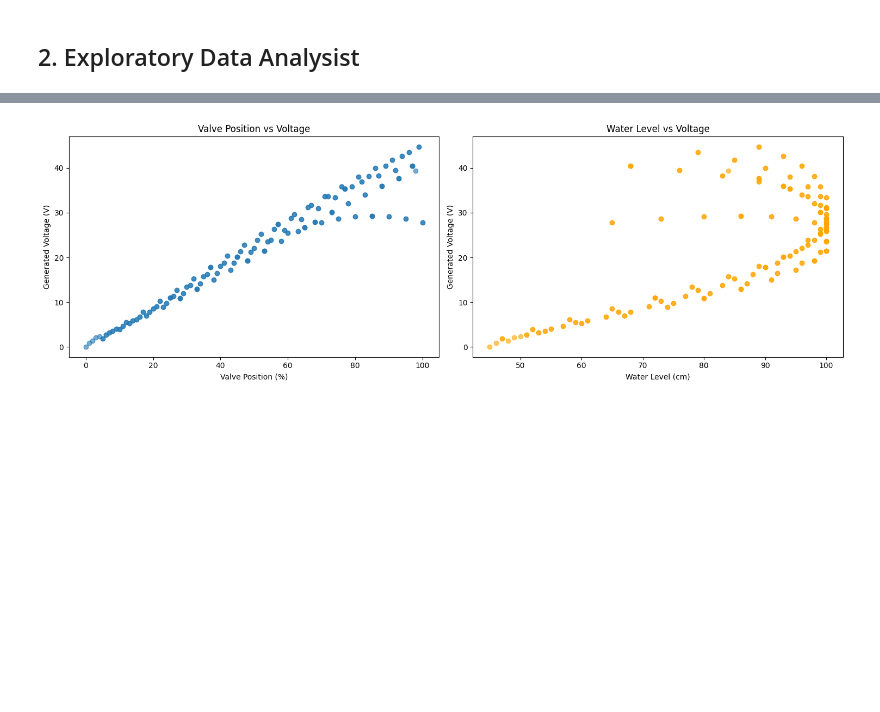
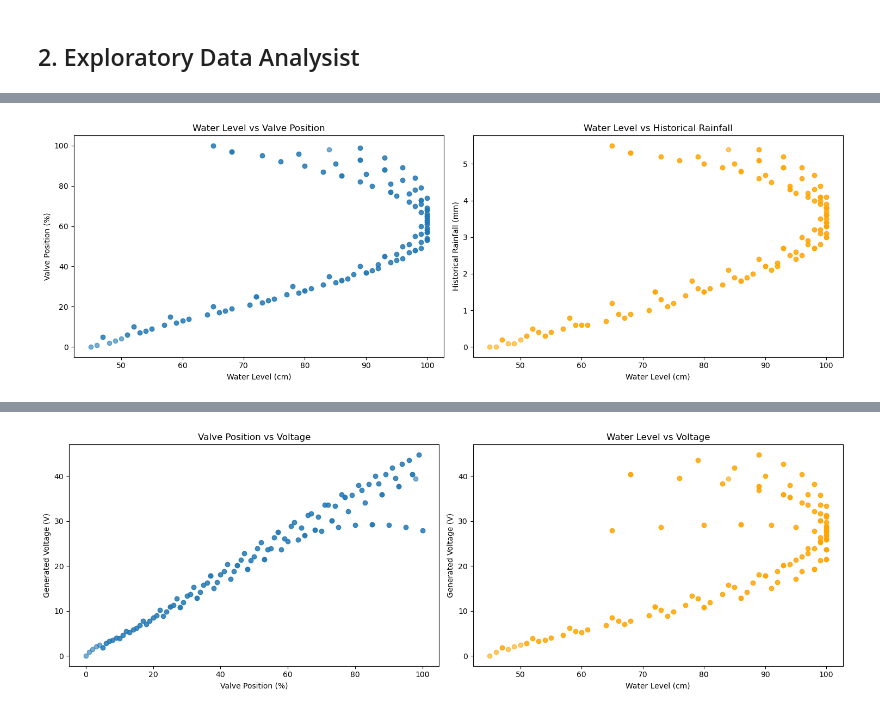
Before and after one commit to KALEOUUU/rainwater-rule-based-optimizer, a Jupyter notebook: polynomialRegression.ipynb, the cells around one changed output, grey strips where cells are left out. Cells and saved outputs as stored; diff of their text form; code cells hidden in the pictures; blank space fills up the shorter version.

Commit message:
[FEAT] add EDA (water level, rainfall, voltage)

```diff
--- a/polynomialRegression.ipynb
+++ b/polynomialRegression.ipynb
@@ -47,0 +58,20 @@ memory usage: 10.1 KB
+# %%
+# Create scatter plots
+fig, axes = plt.subplots(1, 2, figsize=(15, 5))
+
+# water level vs valve position
+axes[0].scatter(df['water_level_cm'], df['valve_position_percent'], alpha=0.6)
+axes[0].set_xlabel('Water Level (cm)')
+axes[0].set_ylabel('Valve Position (%)')
+axes[0].set_title('Water Level vs Valve Position')
+
+# Water level vs historical rainfall
+axes[1].scatter(df['water_level_cm'], df['historical_rainfall_mm'], alpha=0.6, color='orange')
+axes[1].set_xlabel('Water Level (cm)')
+axes[1].set_ylabel('Historical Rainfall (mm)')
+axes[1].set_title('Water Level vs Historical Rainfall')
+
+plt.tight_layout()
+plt.show()
+# %% [output]
+[figure, added]
```
Also changed, not shown: parts of 3 cells of this notebook.
